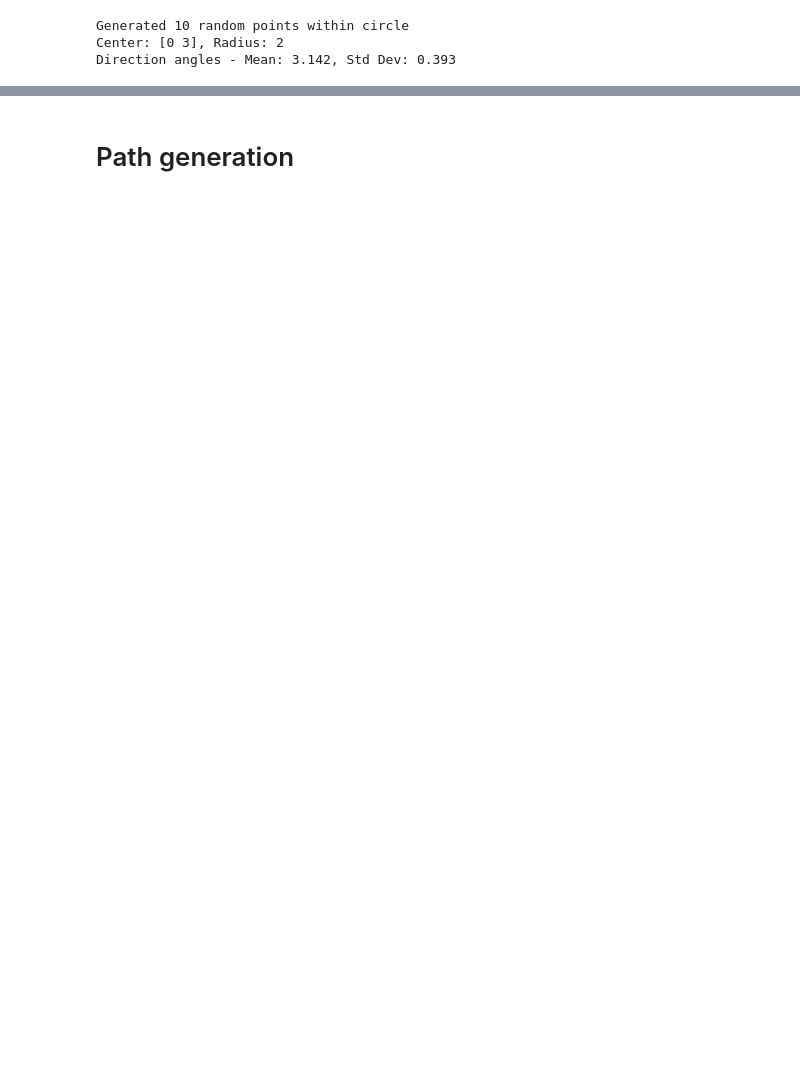
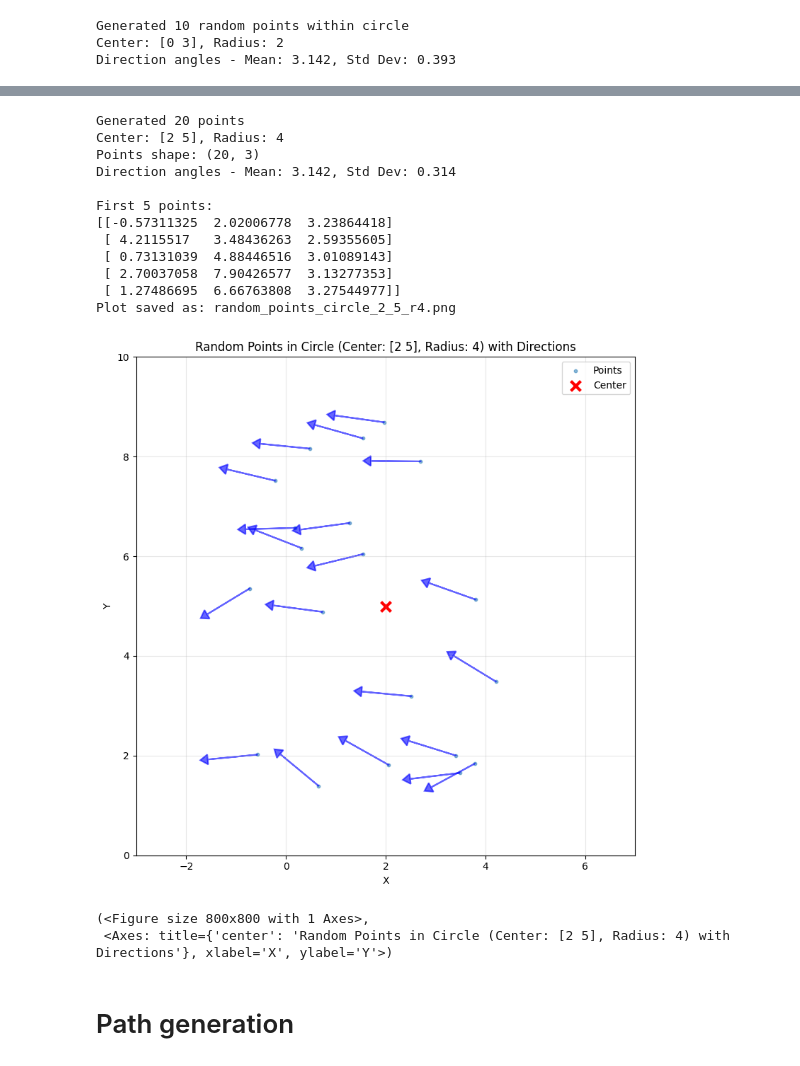
Before and after one commit to aldajo92/DockingAlgorithmEafit, a Jupyter notebook: Main.ipynb, the cells around one changed output, grey strips where cells are left out. Saved outputs shown, nothing was run; the diff lists cells and outputs as text; code cells hidden in the pictures; blank space fills up the shorter version.

```diff
--- a/Main.ipynb
+++ b/Main.ipynb
@@ -223,3 +246,44 @@ First 5 points:
+# %%
+# Test the functions
+test_media = np.array([2, 5])
+test_size = 20
+test_radius = 4
+test_median_angle = np.pi  # pointing left
+test_std_dev_angle = np.pi / 10  # 45 degrees spread
+
+test_points = generate_random_points_in_circle(
+    test_media, test_size, test_radius, test_median_angle, test_std_dev_angle
+)
+
+print(f"Generated {test_size} points")
+print(f"Center: {test_media}, Radius: {test_radius}")
+print(f"Points shape: {test_points.shape}")
+print(f"Direction angles - Mean: {test_median_angle:.3f}, Std Dev: {test_std_dev_angle:.3f}")
+print(f"\nFirst 5 points:\n{test_points[:5]}")
+
+plot_points_in_circle(
+    test_points, test_media, test_radius,
+    x_range=None, y_range=None,
+    show_arrows=True,
+    show_circle=False,
+    arrow_length=1.0
+)
+# %% [output]
+Generated 20 points
+Center: [2 5], Radius: 4
+Points shape: (20, 3)
+Direction angles - Mean: 3.142, Std Dev: 0.314
+
+First 5 points:
+[[-0.57311325  2.02006778  3.23864418]
+ [ 4.2115517   3.48436263  2.59355605]
+ [ 0.73131039  4.88446516  3.01089143]
+ [ 2.70037058  7.90426577  3.13277353]
+ [ 1.27486695  6.66763808  3.27544977]]
+Plot saved as: random_points_circle_2_5_r4.png
+[figure, added]
+(<Figure size 800x800 with 1 Axes>,
+ <Axes: title={'center': 'Random Points in Circle (Center: [2 5], Radius: 4) with Directions'}, xlabel='X', ylabel='Y'>)
 # %% [markdown]
 # Path generation
 # %%
```
Also changed, not shown: parts of 9 cells of this notebook.
